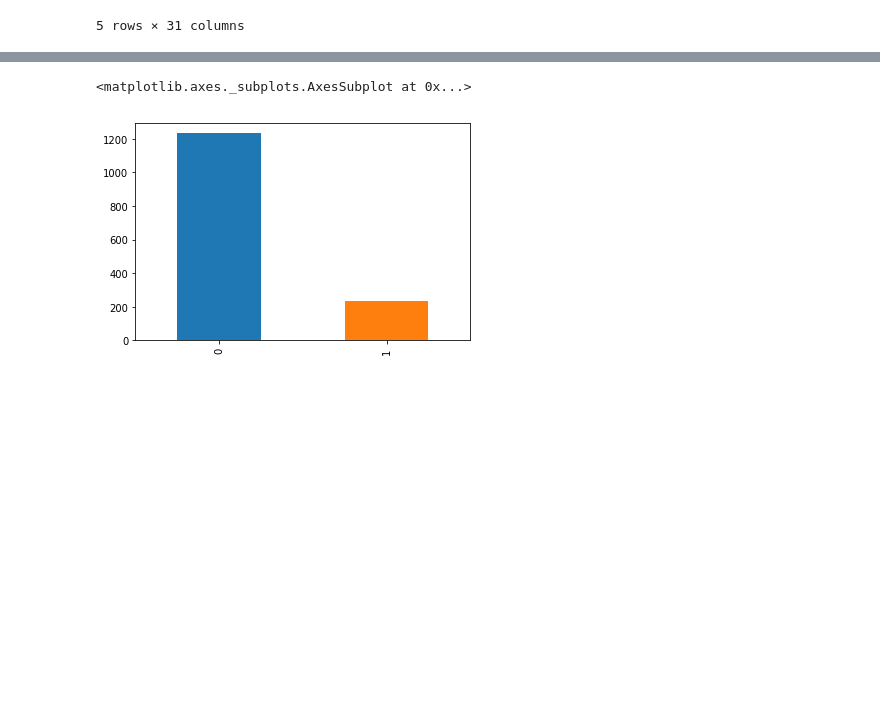
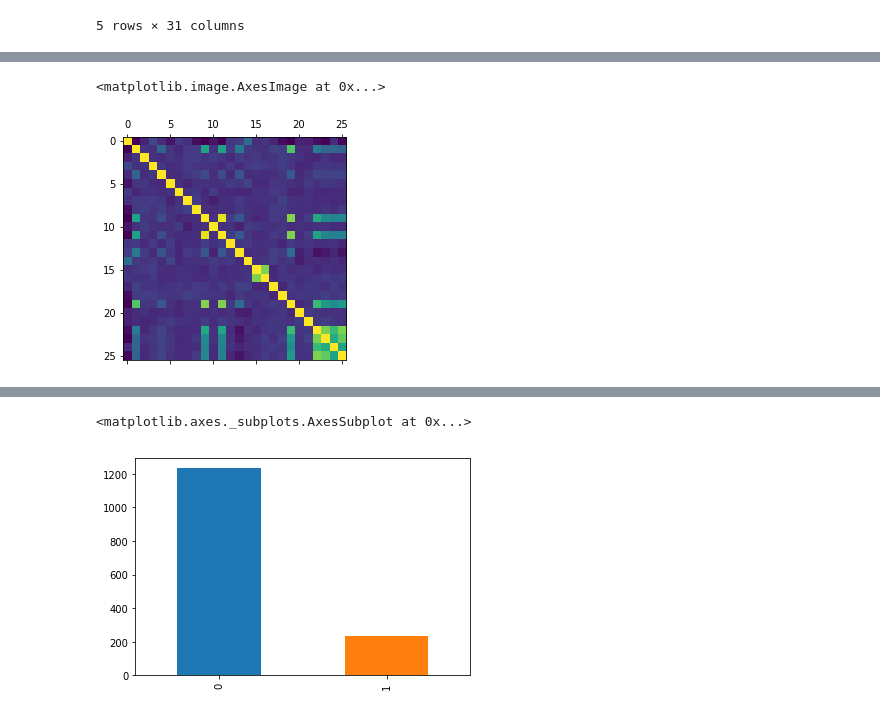
Before and after one commit to migsr22/Employee-Attrition, a Jupyter notebook: miguelrocha_attrition_script.ipynb, the cells around one changed output, grey strips where cells are left out. Drawn from its saved outputs; the diff is of its cells as text; code cells hidden in the pictures; blank space fills up the shorter version.

```diff
--- a/miguelrocha_attrition_script.ipynb
+++ b/miguelrocha_attrition_script.ipynb
@@ -51,0 +61,5 @@ df.head()
+# %%
+plt.matshow(df.corr())
+# %% [output]
+<matplotlib.image.AxesImage at 0x...>
+[figure, added]
```
Also changed, not shown: parts of 13 cells of this notebook.
